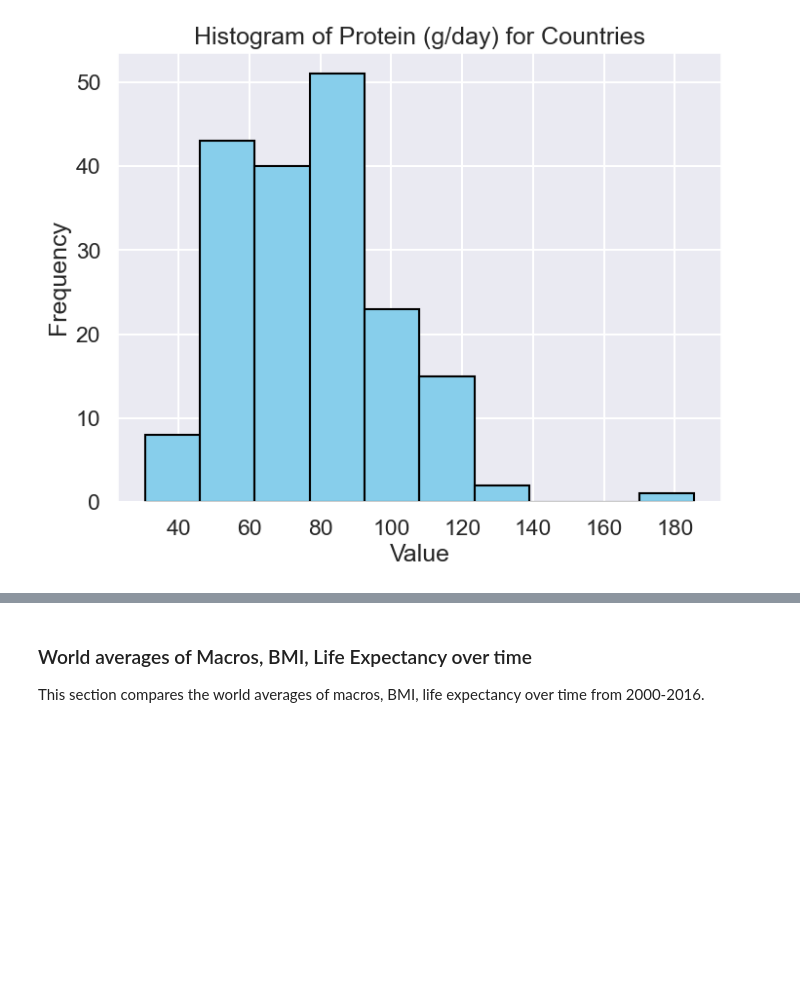
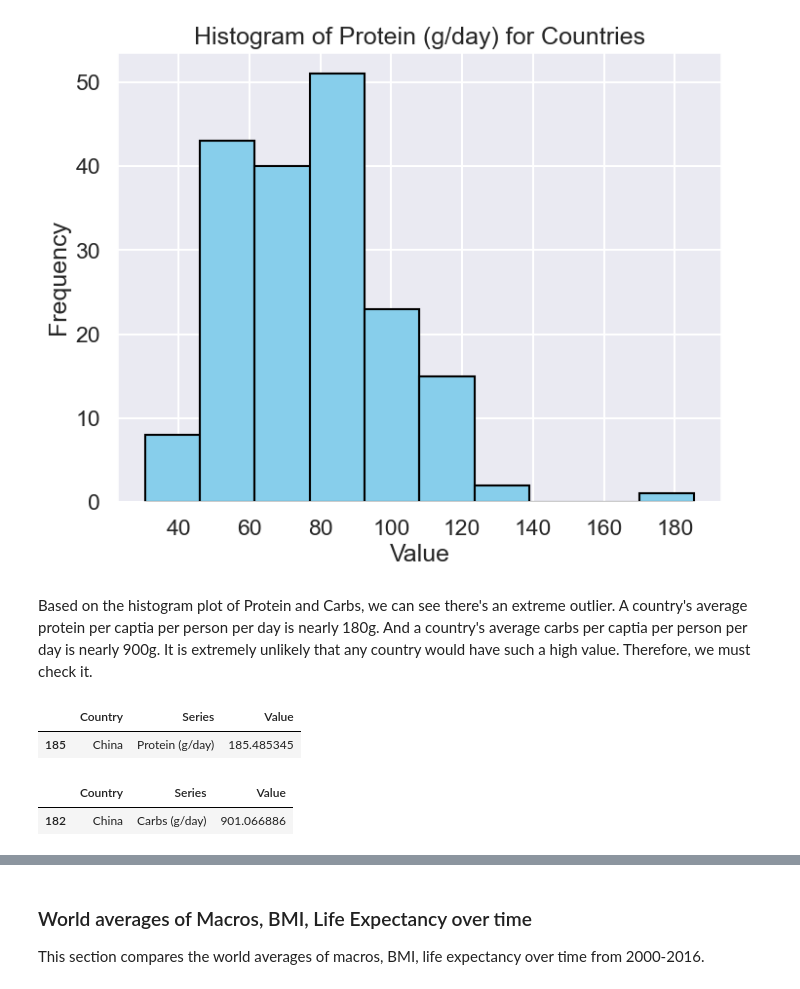
Before and after one commit to COGS108/Group074_WI24, a Jupyter notebook: EDACheckpoint_Group074_WI24.ipynb, the cells around one changed output, grey strips where cells are left out. Cells and saved outputs as stored; diff of their text form; code cells hidden in the pictures; blank space fills up the shorter version.

```diff
--- a/EDACheckpoint_Group074_WI24.ipynb
+++ b/EDACheckpoint_Group074_WI24.ipynb
@@ -624,3 +624,15 @@ for macro in avg_df['Series'].unique():
 [figure]
 [figure]
 [figure]
+# %% [markdown]
+Based on the histogram plot of Protein and Carbs, we can see there's an extreme outlier. A country's average protein per captia per person per day is nearly 180g. And a country's average carbs per captia per person per day is nearly 900g. It is extremely unlikely that any country would have such a high value. Therefore, we must check it.
+# %%
+avg_df[(avg_df['Series'] == 'Protein (g/day)') & (avg_df['Value'] >= 160)]
+# %% [output]
+|  | Country | Series | Value |
+| 185 | China | Protein (g/day) | 185.485345 |
+# %%
+avg_df[(avg_df['Series'] == 'Carbs (g/day)') & (avg_df['Value'] >= 700)]
+# %% [output]
+|  | Country | Series | Value |
+| 182 | China | Carbs (g/day) | 901.066886 |
```
Also changed, not shown: parts of 13 cells of this notebook.
